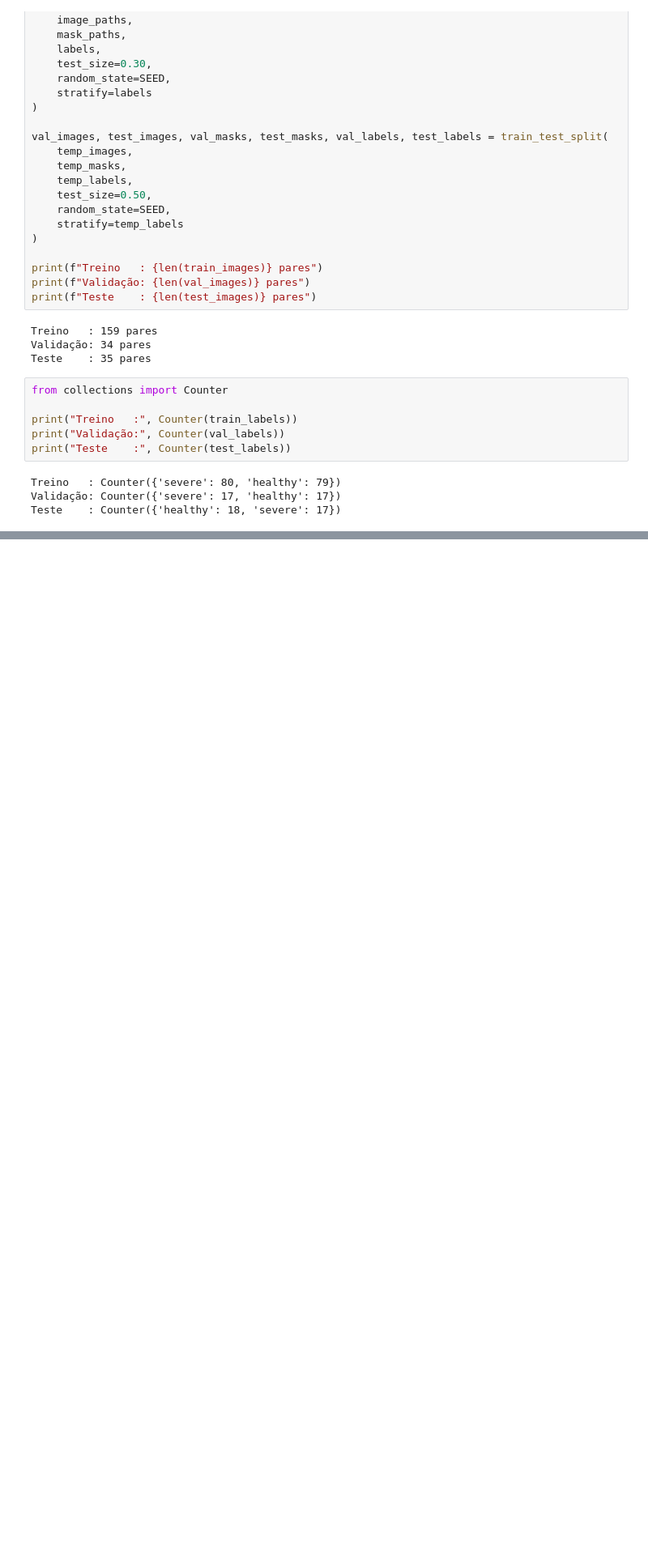
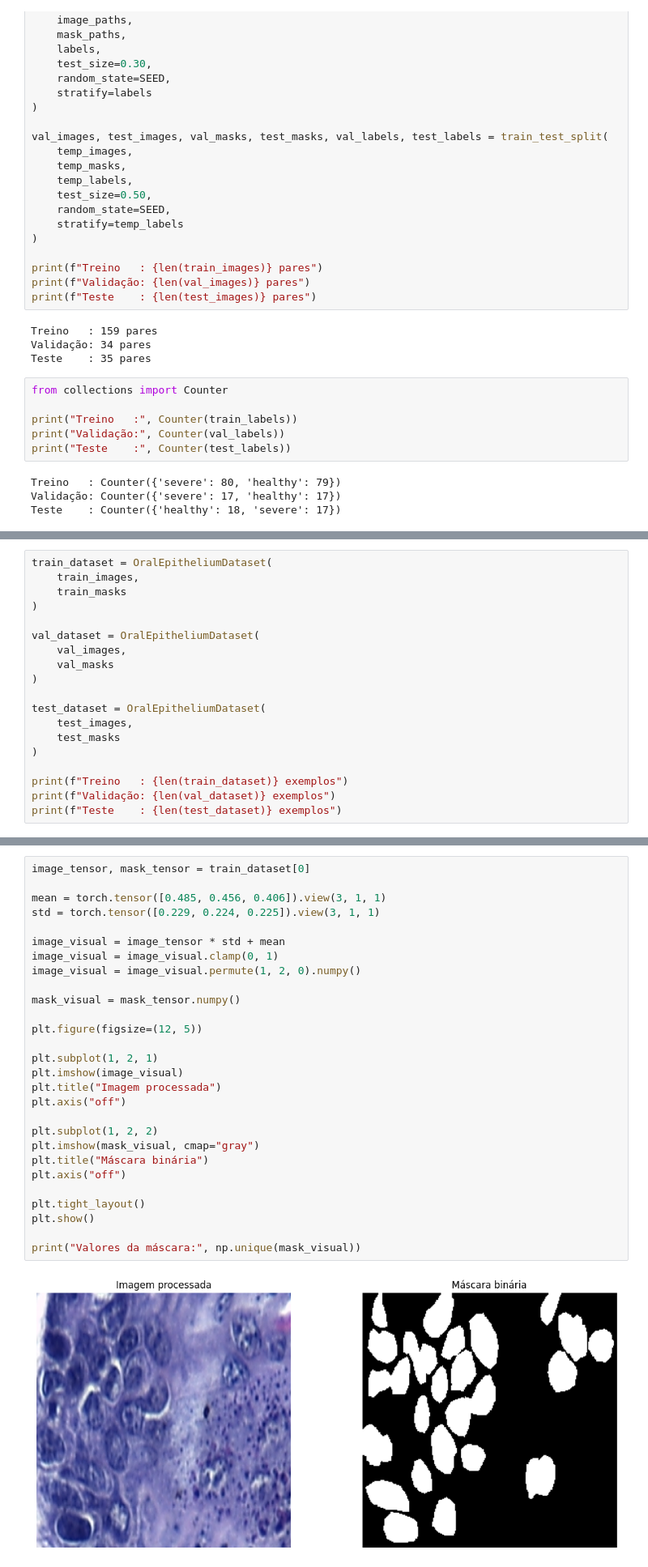
Before and after one commit to Guilherme0202PM/TreinamentoDados, a Jupyter notebook: Semana19/We_19_Implementation_FCN.ipynb, the cells around one changed output, grey strips where cells are left out. Shown at 81% size. Drawn from its saved outputs; the diff is of its cells as text; blank space fills up the shorter version.

Commit message:
Criação da classe Dataset

```diff
--- a/Semana19/We_19_Implementation_FCN.ipynb
+++ b/Semana19/We_19_Implementation_FCN.ipynb
@@ -297,0 +367,19 @@ Teste    : Counter({'healthy': 18, 'severe': 17})
+# %%
+train_dataset = OralEpitheliumDataset(
+    train_images,
+    train_masks
+)
+
+val_dataset = OralEpitheliumDataset(
+    val_images,
+    val_masks
+)
+
+test_dataset = OralEpitheliumDataset(
+    test_images,
+    test_masks
+)
+
+print(f"Treino   : {len(train_dataset)} exemplos")
+print(f"Validação: {len(val_dataset)} exemplos")
+print(f"Teste    : {len(test_dataset)} exemplos")
@@ -297,0 +439,30 @@ Teste    : Counter({'healthy': 18, 'severe': 17})
+# %%
+image_tensor, mask_tensor = train_dataset[0]
+
+mean = torch.tensor([0.485, 0.456, 0.406]).view(3, 1, 1)
+std = torch.tensor([0.229, 0.224, 0.225]).view(3, 1, 1)
+
+image_visual = image_tensor * std + mean
+image_visual = image_visual.clamp(0, 1)
+image_visual = image_visual.permute(1, 2, 0).numpy()
+
+mask_visual = mask_tensor.numpy()
+
+plt.figure(figsize=(12, 5))
+
+plt.subplot(1, 2, 1)
+plt.imshow(image_visual)
+plt.title("Imagem processada")
+plt.axis("off")
+
+plt.subplot(1, 2, 2)
+plt.imshow(mask_visual, cmap="gray")
+plt.title("Máscara binária")
+plt.axis("off")
+
+plt.tight_layout()
+plt.show()
+
+print("Valores da máscara:", np.unique(mask_visual))
+# %% [output]
+[figure, added]
```
Also changed, not shown: parts of 7 cells of this notebook.
